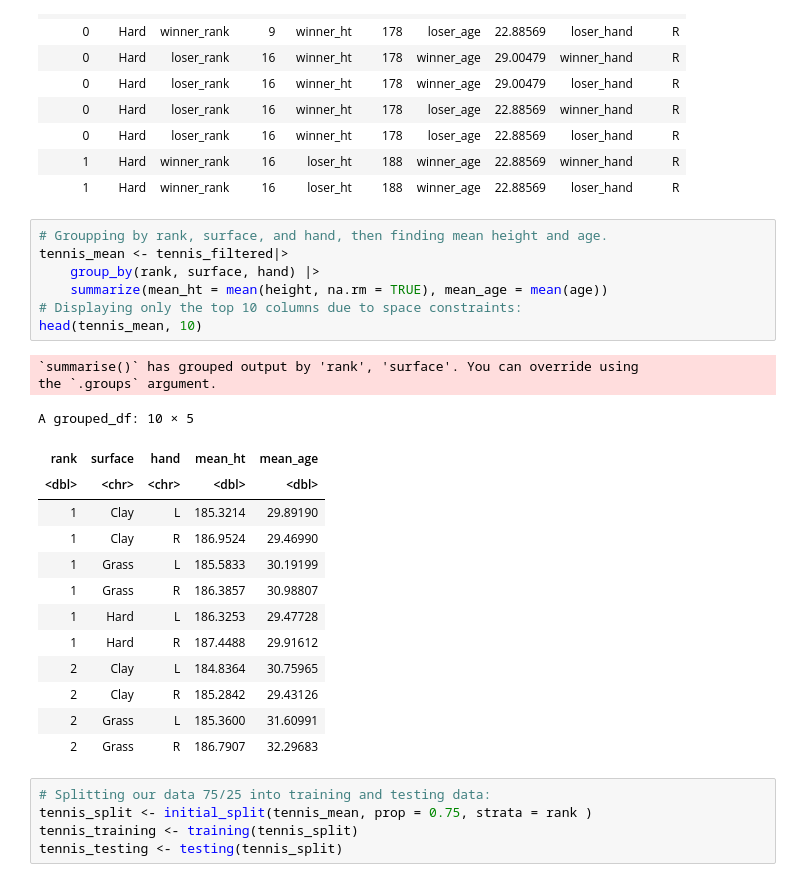
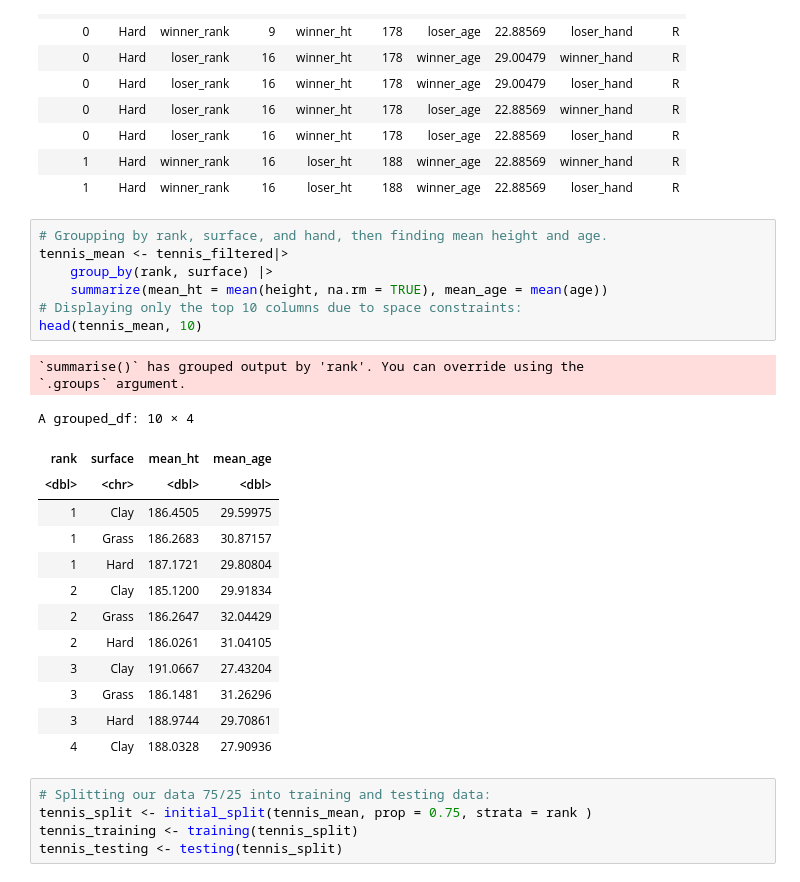
Before and after one commit to KatieSwan/DSCI100_GroupProject, a Jupyter notebook: Project_Report.ipynb, the cells around one changed output. Drawn from its saved outputs; the diff is of its cells as text.

```diff
--- a/Project_Report.ipynb
+++ b/Project_Report.ipynb
@@ -108,26 +108,26 @@ A tibble: 10 × 10
 # %%
 # Groupping by rank, surface, and hand, then finding mean height and age.
 tennis_mean <- tennis_filtered|>
-    group_by(rank, surface, hand) |>
+    group_by(rank, surface) |>
     summarize(mean_ht = mean(height, na.rm = TRUE), mean_age = mean(age))
 # Displaying only the top 10 columns due to space constraints:
 head(tennis_mean, 10)
 # %% [output]
-`summarise()` has grouped output by 'rank', 'surface'. You can override using
-the `.groups` argument.
+`summarise()` has grouped output by 'rank'. You can override using the
+`.groups` argument.
-A grouped_df: 10 × 5
+A grouped_df: 10 × 4
-| rank | surface | hand | mean_ht | mean_age |
-| <dbl> | <chr> | <chr> | <dbl> | <dbl> |
-| 1 | Clay | L | 185.3214 | 29.89190 |
-| 1 | Clay | R | 186.9524 | 29.46990 |
-| 1 | Grass | L | 185.5833 | 30.19199 |
-| 1 | Grass | R | 186.3857 | 30.98807 |
-| 1 | Hard | L | 186.3253 | 29.47728 |
-| 1 | Hard | R | 187.4488 | 29.91612 |
-| 2 | Clay | L | 184.8364 | 30.75965 |
-| 2 | Clay | R | 185.2842 | 29.43126 |
-| 2 | Grass | L | 185.3600 | 31.60991 |
-| 2 | Grass | R | 186.7907 | 32.29683 |
+| rank | surface | mean_ht | mean_age |
+| <dbl> | <chr> | <dbl> | <dbl> |
+| 1 | Clay | 186.4505 | 29.59975 |
+| 1 | Grass | 186.2683 | 30.87157 |
+| 1 | Hard | 187.1721 | 29.80804 |
+| 2 | Clay | 185.1200 | 29.91834 |
+| 2 | Grass | 186.2647 | 32.04429 |
+| 2 | Hard | 186.0261 | 31.04105 |
+| 3 | Clay | 191.0667 | 27.43204 |
+| 3 | Grass | 186.1481 | 31.26296 |
+| 3 | Hard | 188.9744 | 29.70861 |
+| 4 | Clay | 188.0328 | 27.90936 |
 # %%
 # Splitting our data 75/25 into training and testing data:
 tennis_split <- initial_split(tennis_mean, prop = 0.75, strata = rank )
```
Also changed, not shown: parts of 6 cells of this notebook.
